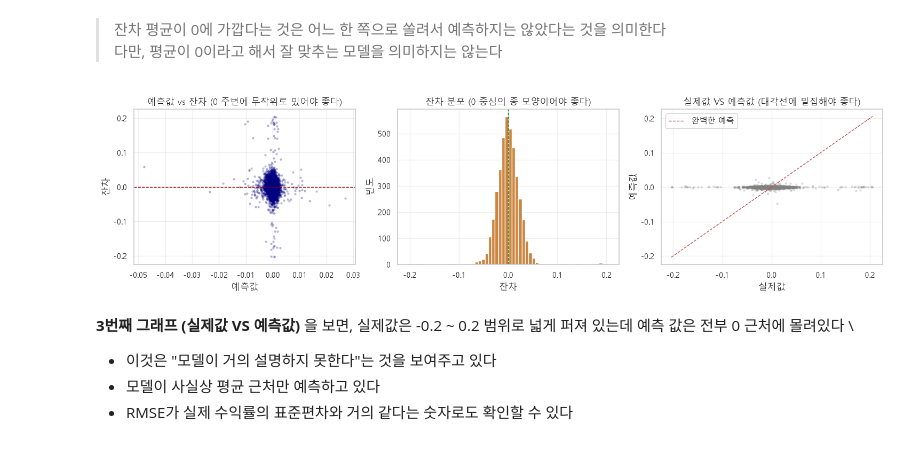
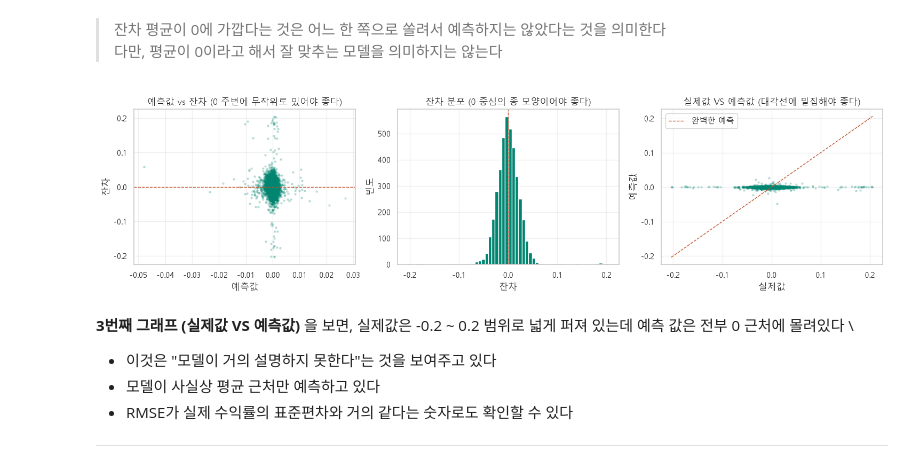
Before and after one commit to JWC1226/6_Python, a Jupyter notebook: 12_ml/04_regression.ipynb, the cells around one changed output. Saved outputs shown, nothing was run; the diff lists cells and outputs as text; code cells hidden in the pictures.

```diff
--- a/12_ml/04_regression.ipynb
+++ b/12_ml/04_regression.ipynb
@@ -16,6 +16,20 @@ from _ml import build_dataset, time_split, FEATURES, SEED
 from _style import setup
 
 setup()
+
+# 크툴루 신화 테마 색상 - 색약 구분도·흰 배경 대비(3:1 이상) 검증을 통과한 7색, 도표에서는 MYTHOS["이름"] 으로 사용
+MYTHOS = {
+    "deep_sea": "#008570",   # 르뤼에의 심해 (청록)
+    "rust":     "#c0532c",   # 녹슨 핏빛
+    "elder":    "#5f4aa8",   # 고대 신의 보라
+    "ichor":    "#6e9a22",   # 촉수 점액의 연두
+    "abyss":    "#3268a8",   # 심연의 남색
+    "sign":     "#a98316",   # 빛바랜 황금 (노란 표식)
+    "bruise":   "#9c3f78",   # 멍든 자홍
+}
+INK = "#6b6a64"              # 기준선·주석 글씨용 중립 회색 (의미를 색으로 전달하지 않는 요소)
+plt.rcParams["axes.prop_cycle"] = plt.cycler(color=list(MYTHOS.values()))   # 색을 지정하지 않은 선은 이 순서로 칠해진다
+# 산점도처럼 모든 색이 서로 맞닿는 차트는 앞의 3색(deep_sea, rust, elder)까지만 구분이 보장된다
 pd.set_option("display.width", 130)
 df = build_dataset()
 train, test, cutoff = time_split(df)
@@ -163,17 +177,17 @@ x_bad = np.append(x_demo, 10)
 y_bad = np.append(y_demo, 60)
 fig, ax = plt.subplots(figsize=(8, 4))
 
-ax.scatter(x_demo, y_demo, label="정상 데이터", color="Darkgreen")
-ax.scatter([10], [60], s=120, label="이상치 1개", color="Silver", marker="x", zorder=5)
+ax.scatter(x_demo, y_demo, label="정상 데이터", color=MYTHOS["deep_sea"])
+ax.scatter([10], [60], s=120, label="이상치 1개", color=MYTHOS["rust"], marker="x", zorder=5)
 datas = [
-    (x_demo, y_demo, "-", "이상치 없을 때"),
-    (x_bad, y_bad, "--", "이상치 있을 때")
+    (x_demo, y_demo, "-", "이상치 없을 때", MYTHOS["elder"]),
+    (x_bad, y_bad, "--", "이상치 있을 때", MYTHOS["rust"])     # 이상치와 같은 색 → 이상치가 끌어당긴 직선
 ]
 # [TIP] 이상치에 강한 회귀가 필요하면 sklearn.linear_model.HuberRegressor 처럼 큰 오차의 영향을 줄여주는 모델을 사용할 수 있다
-for xs, ys, d, name in datas:
+for xs, ys, d, name, c in datas:
     m = LinearRegression().fit(xs.reshape(-1, 1), ys)
     xx = np.linspace(0, 10, 10)
-    ax.plot(xx, m.predict(xx.reshape(-1, 1)), d, lw=2, label=f"{name} (기울기 {m.coef_[0]:.2f})")
+    ax.plot(xx, m.predict(xx.reshape(-1, 1)), d, color=c, lw=2, label=f"{name} (기울기 {m.coef_[0]:.2f})")
 ax.legend()
 ax.grid(alpha=0.3)
 ax.set_title("이상치 1개가 직선을 어떻게 변화시킬까？")
@@ -376,38 +390,39 @@ print(f"최대: {residual.max():12.6f}")
 # %%
 fig, axes = plt.subplots(1, 3, figsize=(15, 4))
 
 # 1. 예측값 vs 잔차
-axes[0].scatter(pred_rf, residual, s=5, alpha=0.2, color="Navy")
-axes[0].axhline(0, color="DarkRed", ls="--", lw=1)
+axes[0].scatter(pred_rf, residual, s=5, alpha=0.2, color=MYTHOS["deep_sea"])
+axes[0].axhline(0, color=MYTHOS["rust"], ls="--", lw=1)
 axes[0].set_xlabel("예측값")
 axes[0].set_ylabel("잔차")
 axes[0].set_title("예측값 vs 잔차 (0 주변에 무작위로 있어야 좋다)")
 axes[0].grid(alpha=0.3)
 
 # 2. 잔차 히스토그램
-axes[1].hist(residual, bins=60, color="Peru")             # "DarkBronze" 는 matplotlib 에 없는 색 이름 (ValueError)
-axes[1].axvline(0, color="DarkGreen", ls="--", lw=1)
+axes[1].hist(residual, bins=60, color=MYTHOS["deep_sea"])
+axes[1].axvline(0, color=MYTHOS["rust"], ls="--", lw=1)
 axes[1].set_xlabel("잔차")
 axes[1].set_ylabel("빈도")
 axes[1].set_title("잔차 분포 (0 중심의 종 모양이어야 좋다)")
 axes[1].grid(alpha=0.3)
 
 # 3. 실제 값 VS 예측 값
-axes[2].scatter(y_test_reg, pred_rf, s=5, alpha=0.2, color="Gray")   # S 는 정의되지 않은 변수, "WhiteGray" 는 없는 색 이름
+axes[2].scatter(y_test_reg, pred_rf, s=5, alpha=0.2, color=MYTHOS["deep_sea"])
 lo, hi = y_test_reg.min(), y_test_reg.max()
-axes[2].plot([lo, hi], [lo, hi], "r--", lw=1, label="완벽한 예측")
+axes[2].plot([lo, hi], [lo, hi], "--", color=MYTHOS["rust"], lw=1, label="완벽한 예측")
 axes[2].set_xlabel("실제값")
 axes[2].set_ylabel("예측값")
 axes[2].set_title("실제값 VS 예측값 (대각선에 밀집해야 좋다)")
 axes[2].legend()
 axes[2].grid(alpha=0.3)
 
 fig.tight_layout()
 plt.show()
 # %% [output]
-[figure, old version]
+[figure, new version]
 # %% [markdown]
 **3번째 그래프 (실제값 VS 예측값)** 을 보면, 실제값은 -0.2 ~ 0.2 범위로 넓게 퍼져 있는데 예측 값은 전부 0 근처에 몰려있다 \
 - 이것은 "모델이 거의 설명하지 못한다"는 것을 보여주고 있다
 - 모델이 사실상 평균 근처만 예측하고 있다
 - RMSE가 실제 수익률의 표준편차와 거의 같다는 숫자로도 확인할 수 있다
+---
```
Also changed, not shown: parts of 6 cells of this notebook.
